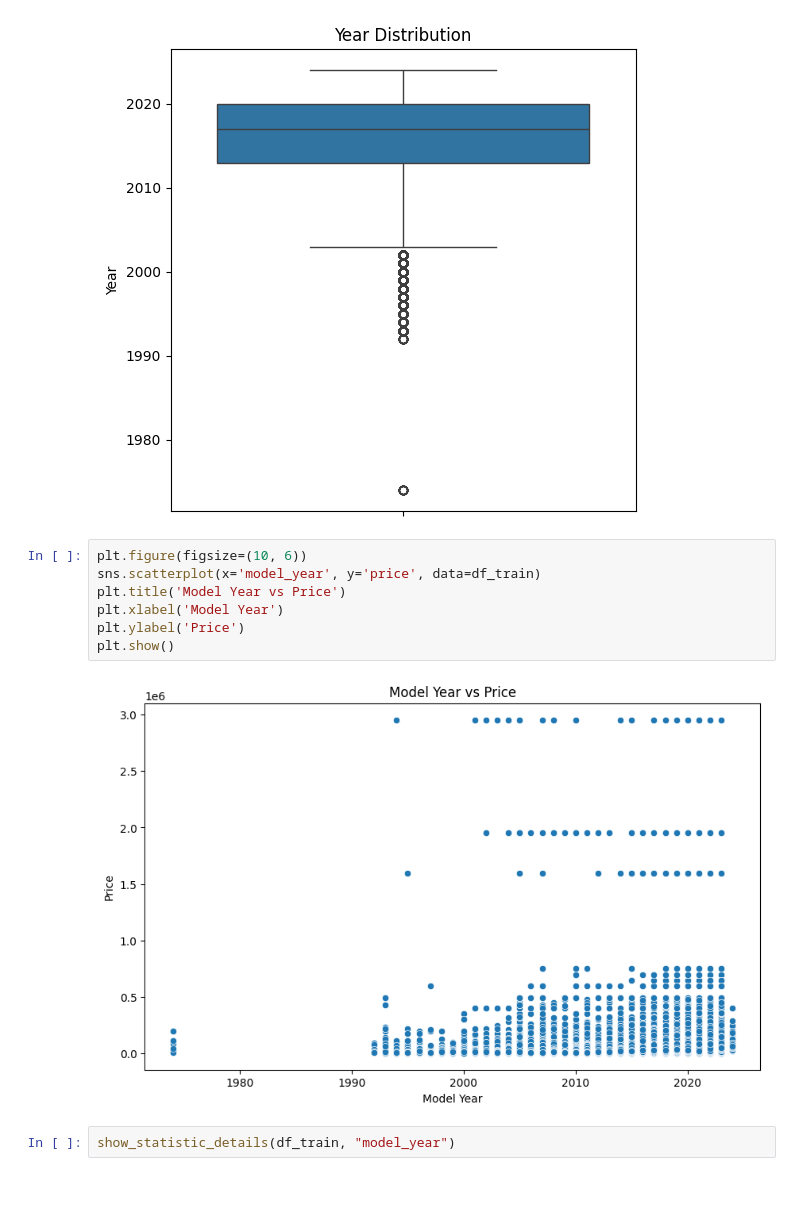
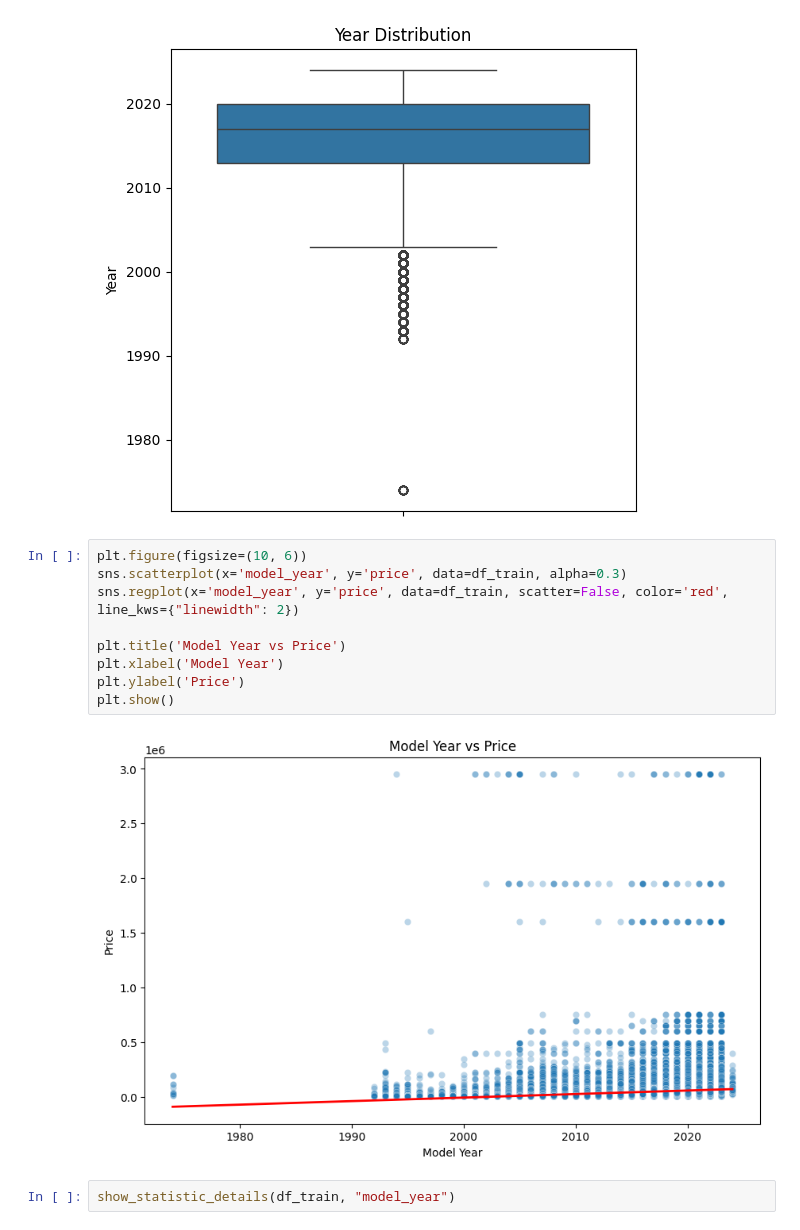
Before and after one commit to phlin0424/kaggle-car-price-pred, a Jupyter notebook: notebooks/eda.ipynb, the cells around one changed output. Drawn from its saved outputs; the diff is of its cells as text; blank space fills up the shorter version.

```diff
--- a/notebooks/eda.ipynb
+++ b/notebooks/eda.ipynb
@@ -329,13 +300,15 @@ Text(0.5, 1.0, 'Year Distribution')
 [figure]
 # %%
 plt.figure(figsize=(10, 6))
-sns.scatterplot(x='model_year', y='price', data=df_train)
+sns.scatterplot(x='model_year', y='price', data=df_train, alpha=0.3)
+sns.regplot(x='model_year', y='price', data=df_train, scatter=False, color='red', line_kws={"linewidth": 2})
+
 plt.title('Model Year vs Price')
 plt.xlabel('Model Year')
 plt.ylabel('Price')
 plt.show()
 # %% [output]
-[figure, old version]
+[figure, new version]
 # %%
 show_statistic_details(df_train, "model_year")
 # %% [output]
```
Also changed, not shown: parts of 48 cells of this notebook.
